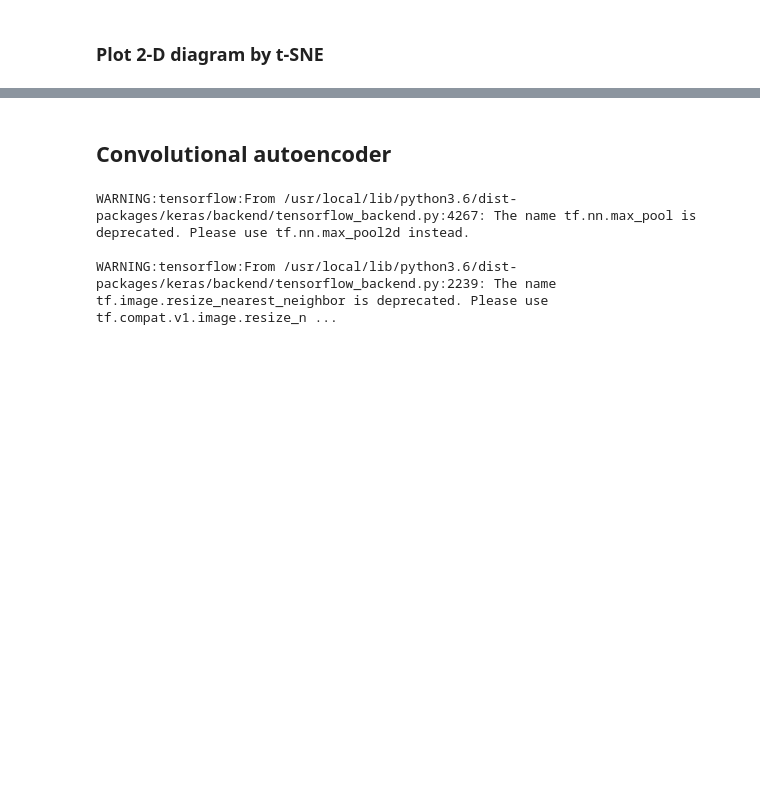
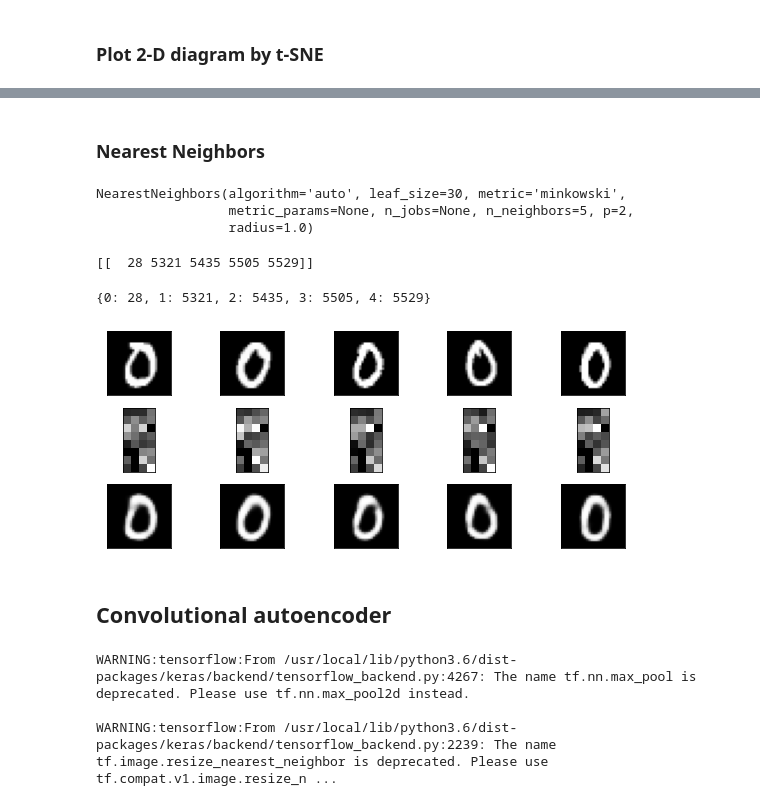
Before and after one commit to openaifab/Unsupervised-Learning, a Jupyter notebook: 4 mnist auto encoder.ipynb, the cells around one changed output, grey strips where cells are left out. Saved outputs shown, nothing was run; the diff lists cells and outputs as text; code cells hidden in the pictures; blank space fills up the shorter version.

```diff
--- a/4 mnist auto encoder.ipynb
+++ b/4 mnist auto encoder.ipynb
@@ -315,0 +321,2 @@ plot_labelled_scatter(X_tsne, y_test, ['C1', 'C2','C3', 'C4', 'C5', 'C6', 'C7',
+# %% [markdown]
+### Nearest Neighbors
@@ -316,3 +325,51 @@ plot_labelled_scatter(X_tsne, y_test, ['C1', 'C2','C3', 'C4', 'C5', 'C6', 'C7',
+# %%
+neigh = NearestNeighbors(n_neighbors=5)
+neigh.fit(encoded_imgs)
+# %% [output]
+NearestNeighbors(algorithm='auto', leaf_size=30, metric='minkowski',
+                 metric_params=None, n_jobs=None, n_neighbors=5, p=2,
+                 radius=1.0)
+# %%
+target_key = 28
+neighbors = neigh.kneighbors([encoded_imgs[target_key]],5, return_distance=False)
+print(neighbors)
+# %% [output]
+[[  28 5321 5435 5505 5529]]
+# %%
+# make index dictionary for drawing
+keys = [0,1,2,3,4]
+values = list(neighbors[0])
+to_draw = dict(zip(keys,values))
+print(to_draw)
+# %% [output]
+{0: 28, 1: 5321, 2: 5435, 3: 5505, 4: 5529}
+# %%
+n = 10
+plt.figure(figsize=(20, 4))
+for i, k in to_draw.items():
+    # display original
+    ax = plt.subplot(3, n, i + 1)
+    plt.imshow(x_test[k].reshape(28, 28))
+    plt.gray()
+    ax.get_xaxis().set_visible(False)
+    ax.get_yaxis().set_visible(False)
+
+    # display encoded
+    ax = plt.subplot(3, n, i + 1 + n)
+    plt.imshow(encoded_imgs[k].reshape(8, 4))
+    plt.gray()
+    ax.get_xaxis().set_visible(False)
+    ax.get_yaxis().set_visible(False)
+
+    # display reconstruction
+    ax = plt.subplot(3, n, i + 1 + 2*n)
+    plt.imshow(decoded_imgs[k].reshape(28, 28))
+    plt.gray()
+    ax.get_xaxis().set_visible(False)
+    ax.get_yaxis().set_visible(False)
+plt.show()
+# %% [output]
+[figure, added]
 # %% [markdown]
 ## Convolutional autoencoder
 # %%
```
Also changed, not shown: parts of 27 cells of this notebook.
